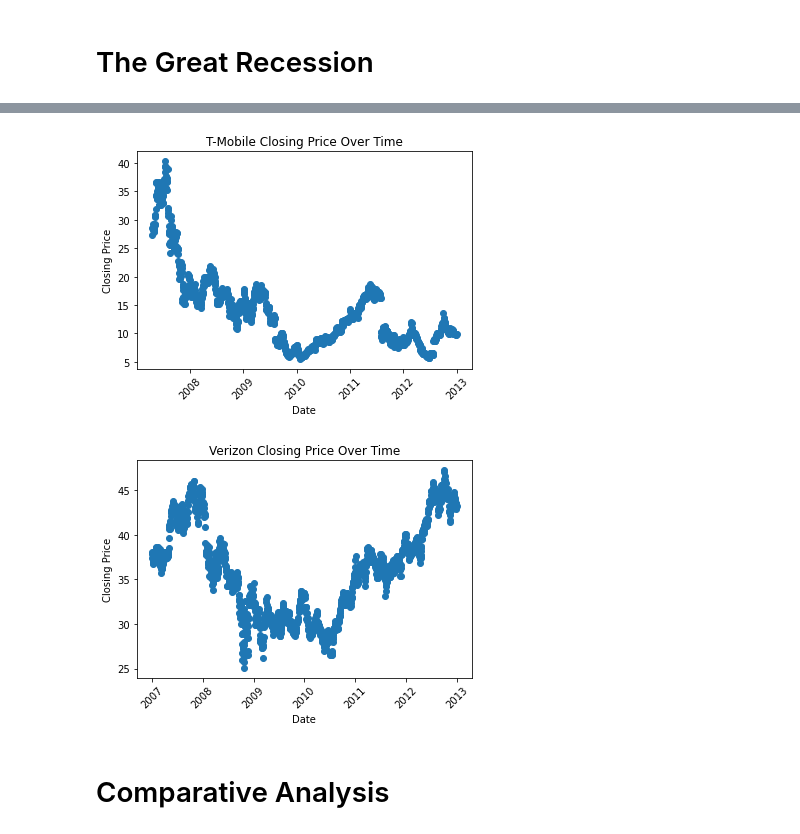
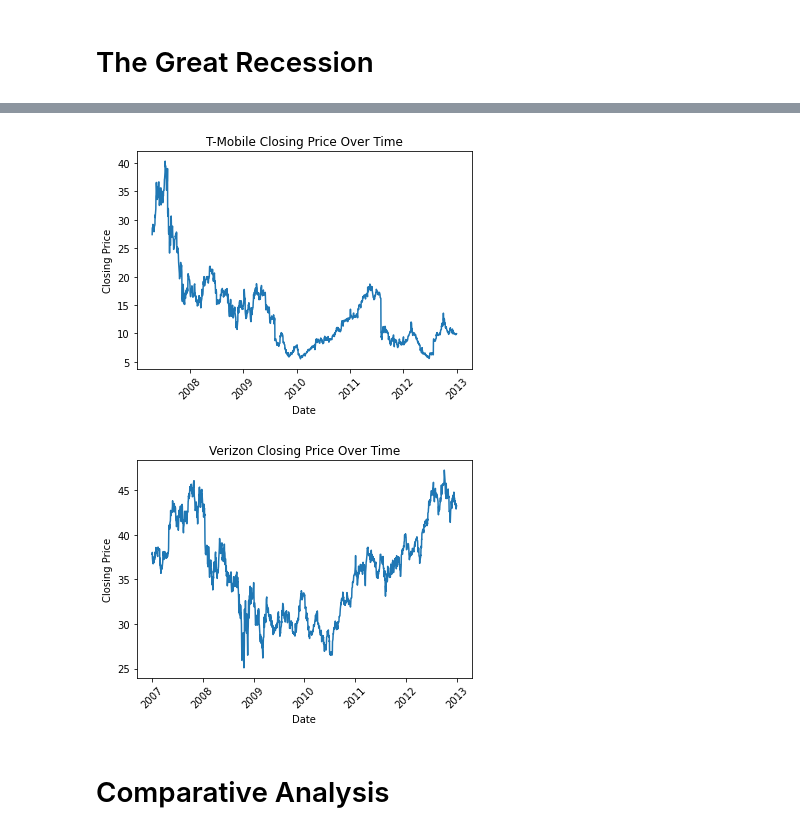
Before and after one commit to mssubaiti/Project1_Group1, a Jupyter notebook: nasdaq.ipynb, the cells around one changed output, grey strips where cells are left out. Saved outputs shown, nothing was run; the diff lists cells and outputs as text; code cells hidden in the pictures.

Commit message:
added line plots

```diff
--- a/nasdaq.ipynb
+++ b/nasdaq.ipynb
@@ -208,21 +211,21 @@ plt.show()
 # %%
-plt.scatter(great_recession_tm["Date"], great_recession_tm['Close'])
+plt.plot(great_recession_tm["Date"], great_recession_tm['Close'])
 plt.xticks(rotation=45)
 plt.title("T-Mobile Closing Price Over Time")
 plt.xlabel("Date")
 plt.ylabel("Closing Price")
 plt.show()
 # %% [output]
-[figure, old version]
+[figure, new version]
 # %%
-plt.scatter(great_recession_vz["Date"], great_recession_vz['Close'])
+plt.plot(great_recession_vz["Date"], great_recession_vz['Close'])
 plt.xticks(rotation=45)
 plt.title("Verizon Closing Price Over Time")
 plt.xlabel("Date")
 plt.ylabel("Closing Price")
 plt.show()
 # %% [output]
-[figure, old version]
+[figure, new version]
 # %% [markdown]
 # Comparative Analysis
 # %%
```
Also changed, not shown: parts of 3 cells of this notebook.
